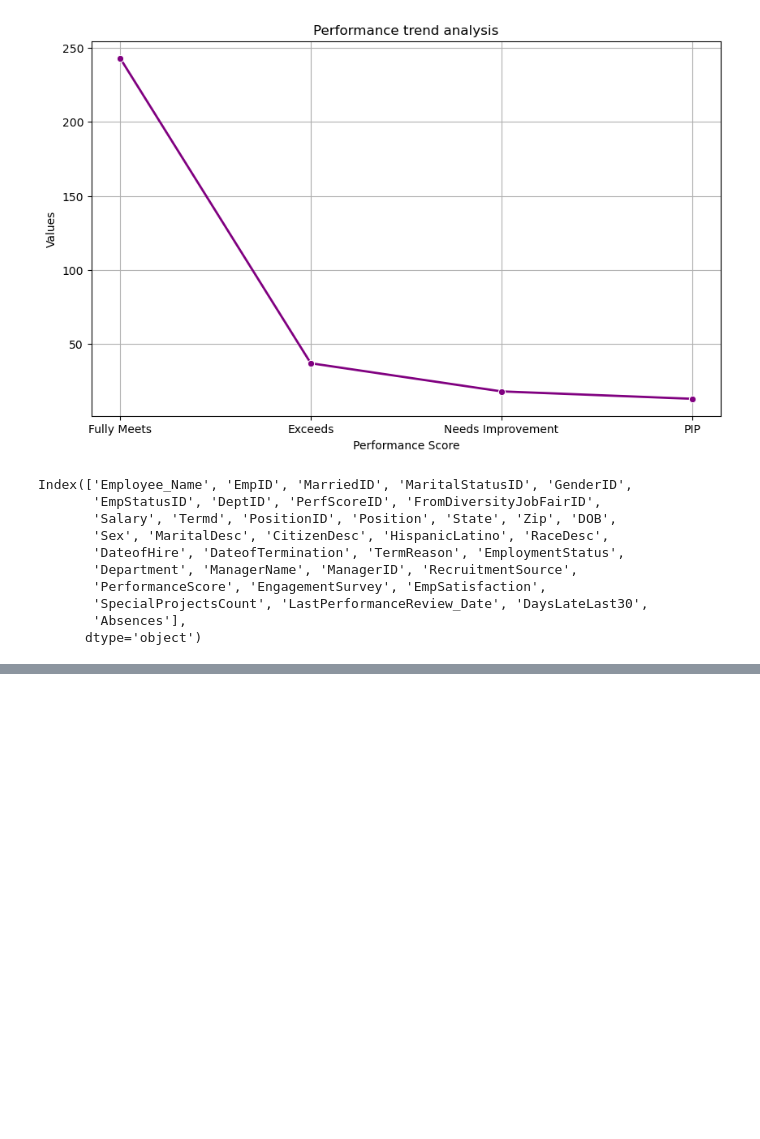
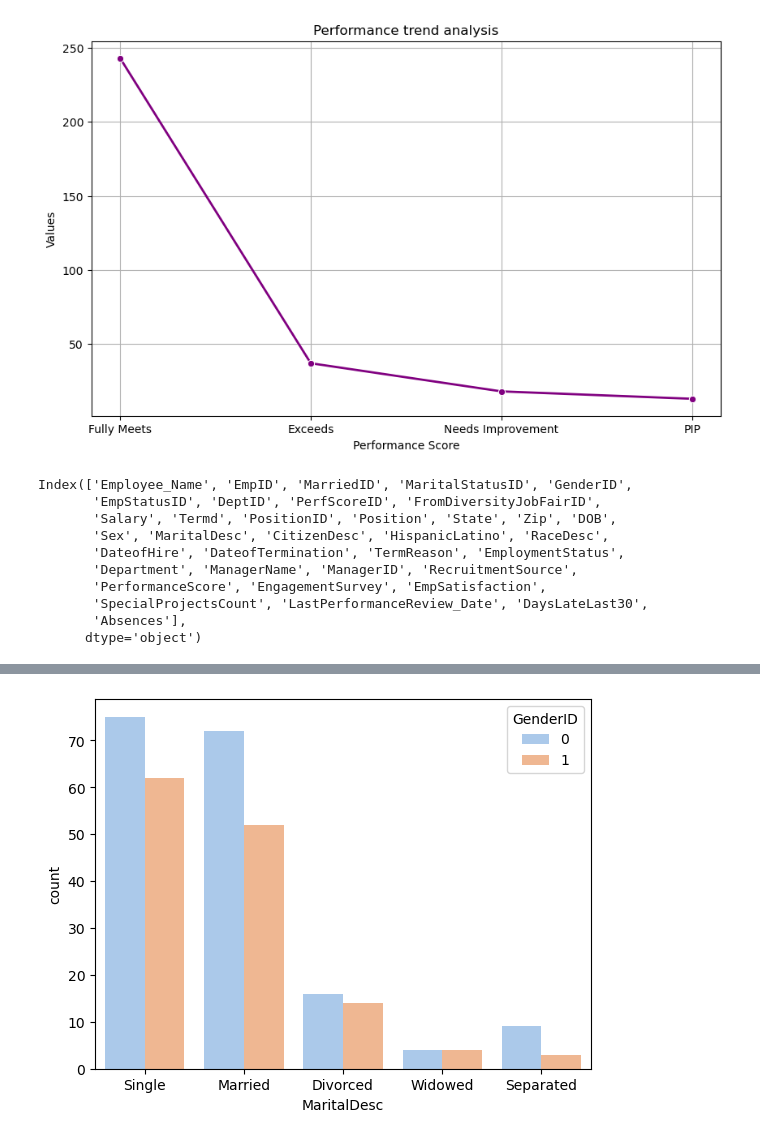
Before and after one commit to anshgupta1903/EDA, a Jupyter notebook: EDA_HRAnalytics.ipynb, the cells around one changed output, grey strips where cells are left out. Cells and saved outputs as stored; diff of their text form; code cells hidden in the pictures; blank space fills up the shorter version.

```diff
--- a/EDA_HRAnalytics.ipynb
+++ b/EDA_HRAnalytics.ipynb
@@ -469,0 +616,7 @@ Index(['Employee_Name', 'EmpID', 'MarriedID', 'MaritalStatusID', 'GenderID',
+# %%
+# marital status by gender
+
+sns.countplot(x = 'MaritalDesc', hue = 'GenderID', data = df, palette = 'pastel')
+plt.show()
+# %% [output]
+[figure, added]
```
Also changed, not shown: parts of 27 cells of this notebook.
